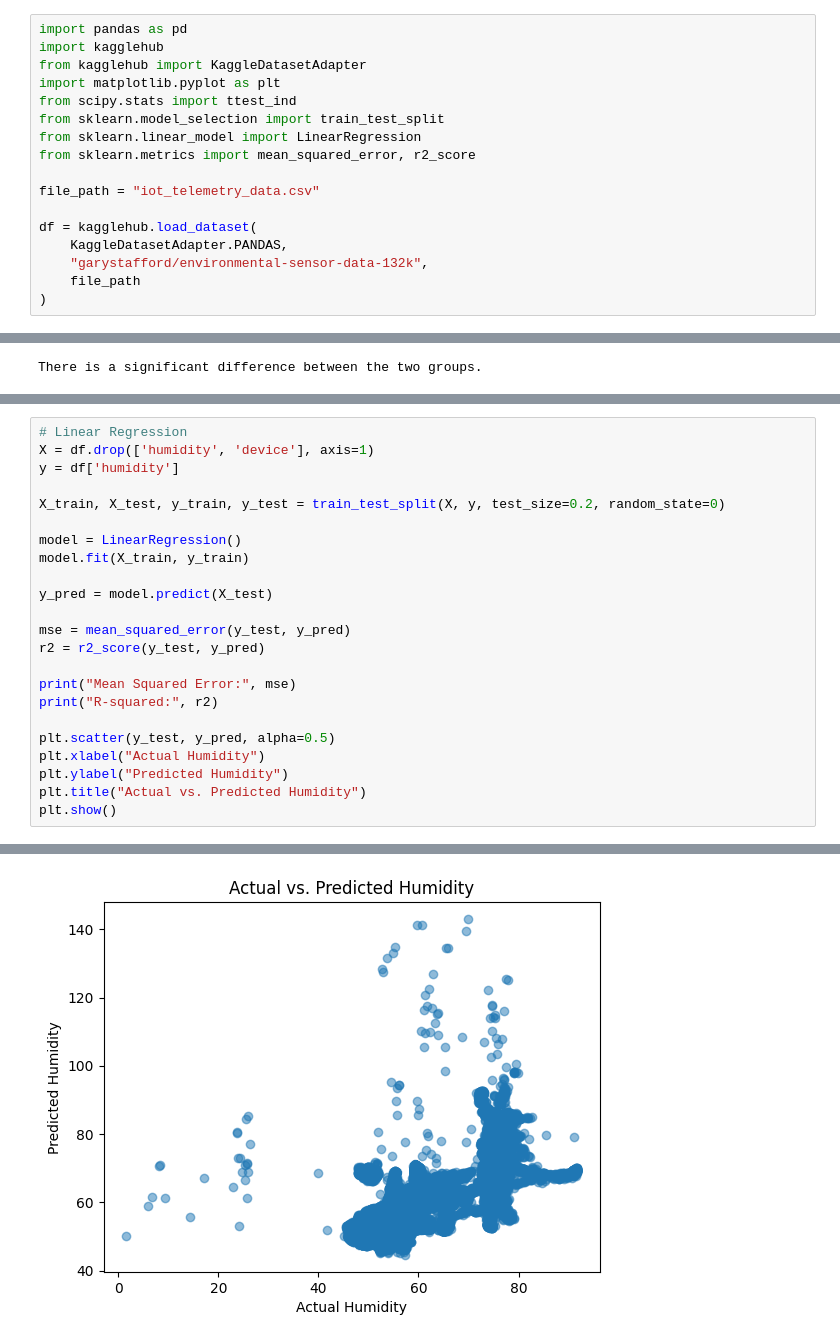
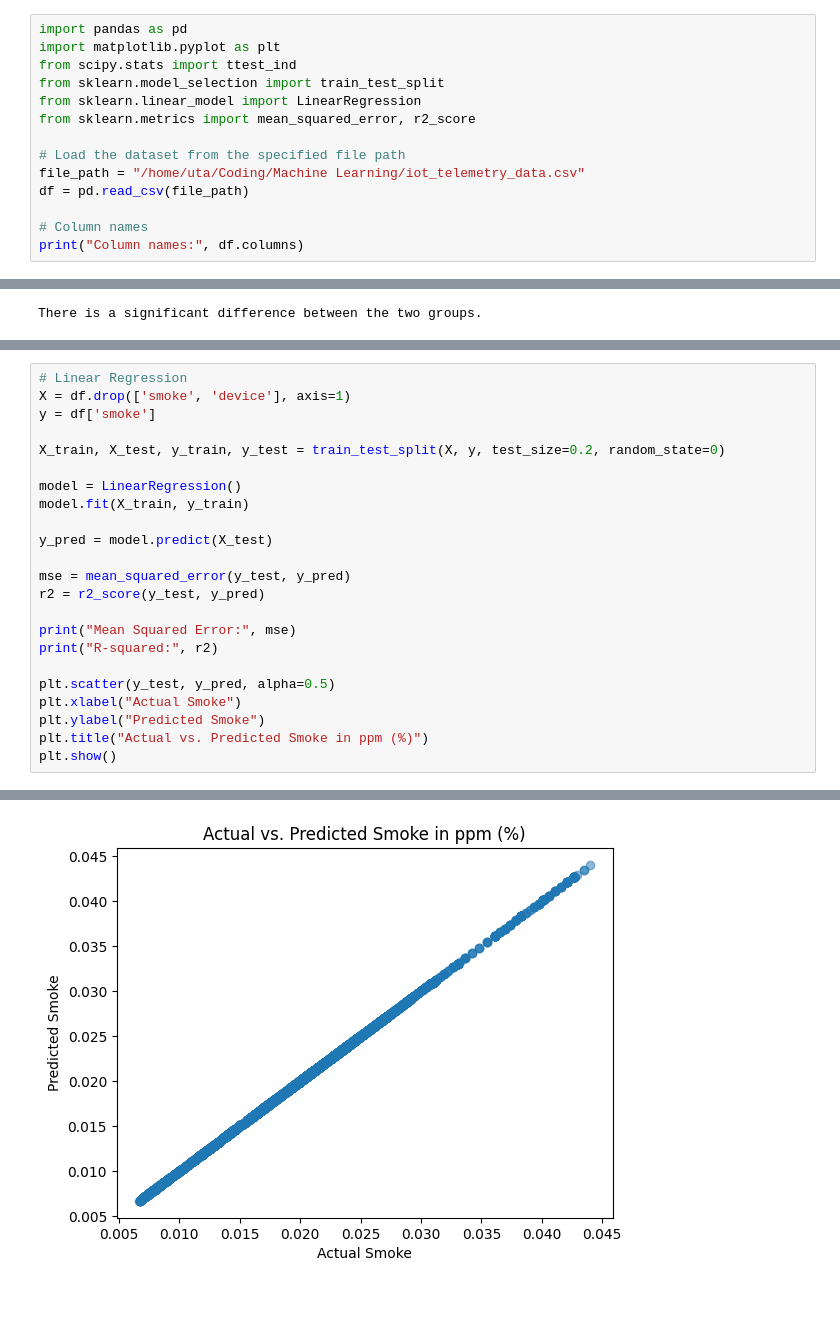
Before and after one commit to thoriqpb/Data-Analyze, a Jupyter notebook: statisticAnalyze.ipynb, the cells around one changed output, grey strips where cells are left out. Cells and saved outputs as stored; diff of their text form; blank space fills up the shorter version.

```diff
--- a/statisticAnalyze.ipynb
+++ b/statisticAnalyze.ipynb
@@ -1,17 +1,14 @@
 # %%
 import pandas as pd
-import kagglehub
-from kagglehub import KaggleDatasetAdapter
 import matplotlib.pyplot as plt
 from scipy.stats import ttest_ind
 from sklearn.model_selection import train_test_split
 from sklearn.linear_model import LinearRegression
 from sklearn.metrics import mean_squared_error, r2_score
 
-file_path = "iot_telemetry_data.csv"
+# Load the dataset from the specified file path
+file_path = "/home/uta/Coding/Machine Learning/iot_telemetry_data.csv"
+df = pd.read_csv(file_path)
 
-df = kagglehub.load_dataset(
-    KaggleDatasetAdapter.PANDAS,
-    "garystafford/environmental-sensor-data-132k",
-    file_path
-)
+# Column names
+print("Column names:", df.columns)
@@ -61,7 +62,7 @@ Temperature Standard Deviation: 2.6983469512632756
 # %%
 # Linear Regression
-X = df.drop(['humidity', 'device'], axis=1)
-y = df['humidity']
+X = df.drop(['smoke', 'device'], axis=1)
+y = df['smoke']
 
 X_train, X_test, y_train, y_test = train_test_split(X, y, test_size=0.2, random_state=0)
 
@@ -77,8 +78,8 @@ print("Mean Squared Error:", mse)
 print("R-squared:", r2)
 
 plt.scatter(y_test, y_pred, alpha=0.5)
-plt.xlabel("Actual Humidity")
-plt.ylabel("Predicted Humidity")
-plt.title("Actual vs. Predicted Humidity")
+plt.xlabel("Actual Smoke")
+plt.ylabel("Predicted Smoke")
+plt.title("Actual vs. Predicted Smoke in ppm (%)")
 plt.show()
 # %% [output]
@@ -87 +88 @@ R-squared: 0.6771402388135548
-[figure, old version]
+[figure, new version]
```
Also changed, not shown: parts of 5 cells of this notebook.
